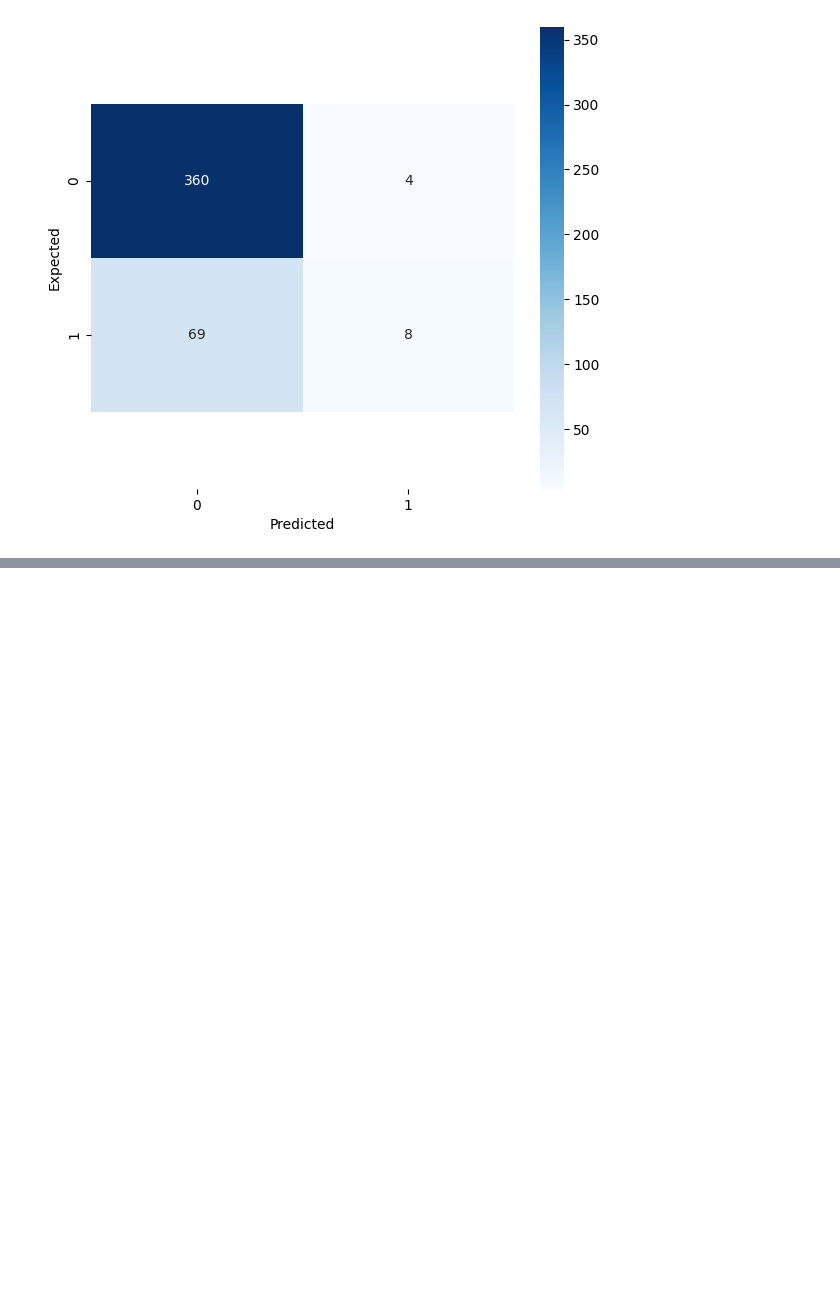
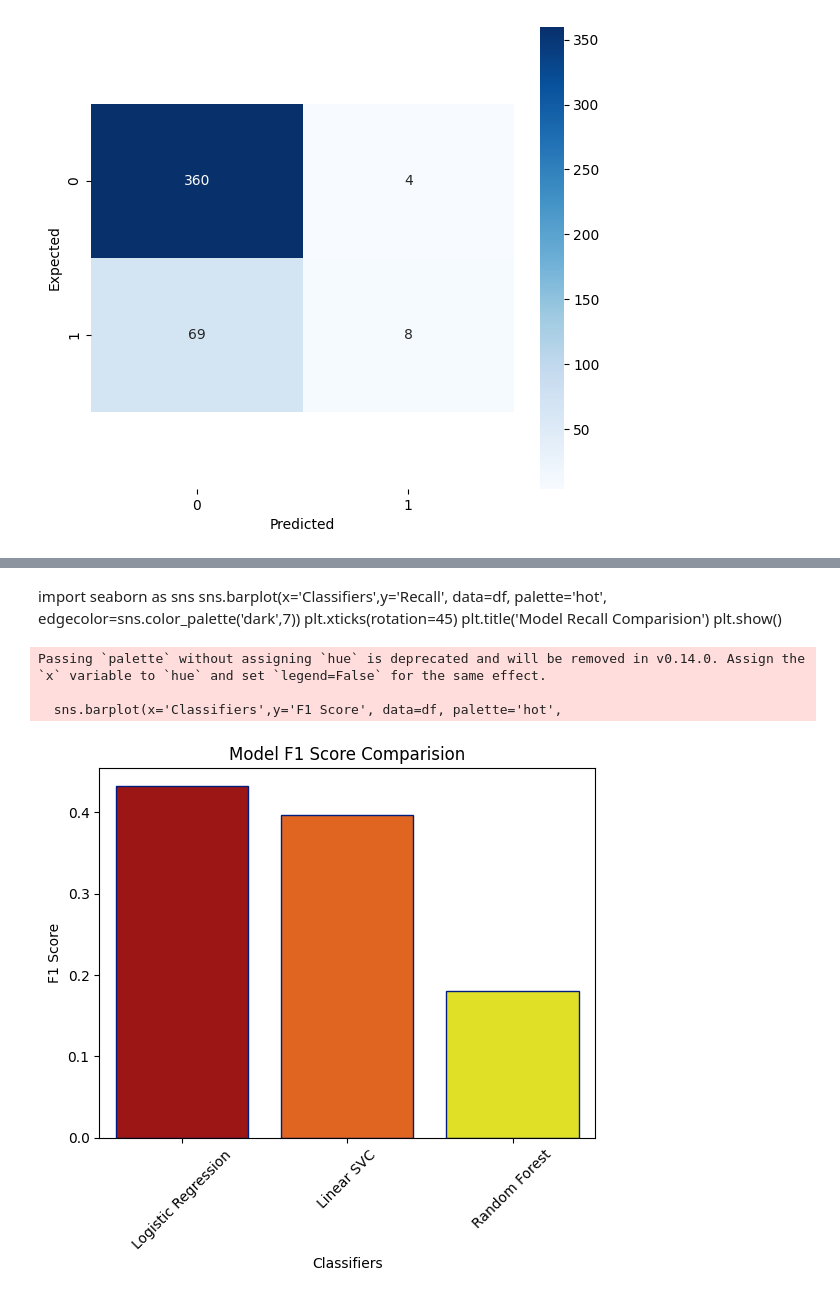
Before and after one commit to Mihan786Chistie/ML_Employee_Attrition, a Jupyter notebook: train.ipynb, the cells around one changed output, grey strips where cells are left out. Saved outputs shown, nothing was run; the diff lists cells and outputs as text; code cells hidden in the pictures; blank space fills up the shorter version.

```diff
--- a/train.ipynb
+++ b/train.ipynb
@@ -315,0 +375,19 @@ Text(158.22222222222223, 0.5, 'Expected')
+# %% [markdown]
+import seaborn as sns
+sns.barplot(x='Classifiers',y='Recall', data=df, palette='hot',
+            edgecolor=sns.color_palette('dark',7))
+plt.xticks(rotation=45)
+plt.title('Model Recall Comparision')
+plt.show()
+# %%
+import seaborn as sns
+sns.barplot(x='Classifiers',y='F1 Score', data=df, palette='hot',
+            edgecolor=sns.color_palette('dark',7))
+plt.xticks(rotation=45)
+plt.title('Model F1 Score Comparision')
+plt.show()
+# %% [output]
+Passing `palette` without assigning `hue` is deprecated and will be removed in v0.14.0. Assign the `x` variable to `hue` and set `legend=False` for the same effect.
+
+  sns.barplot(x='Classifiers',y='F1 Score', data=df, palette='hot',
+[figure, added]
```
Also changed, not shown: parts of 5 cells of this notebook.
